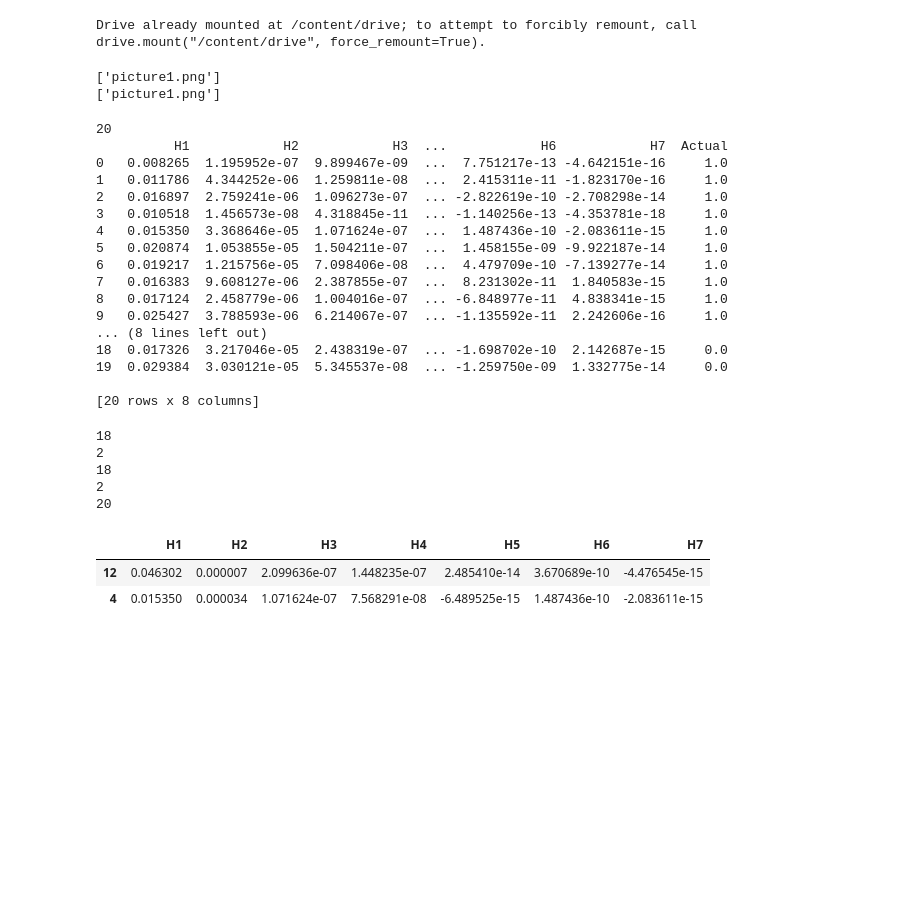
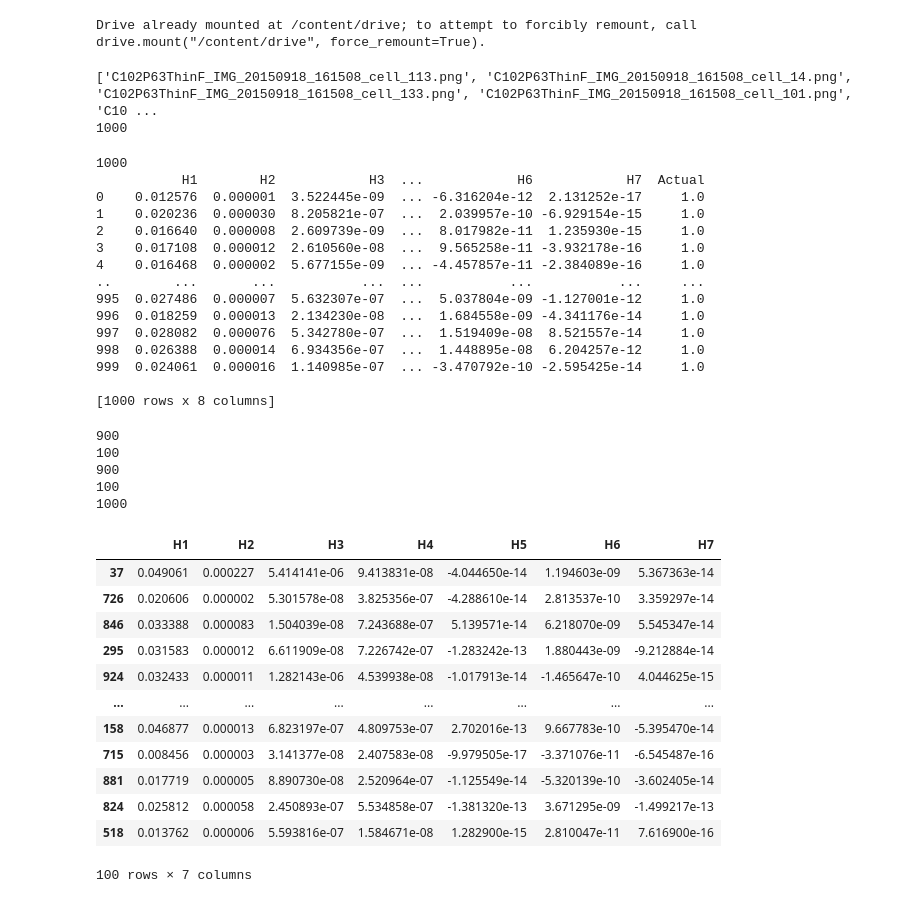
Before and after one commit to aisyahdnn/Skripsi, a Jupyter notebook: ExampleDataset.ipynb, the cells around one changed output. Cells and saved outputs as stored; diff of their text form; code cells hidden in the pictures; blank space fills up the shorter version.

```diff
--- a/ExampleDataset.ipynb
+++ b/ExampleDataset.ipynb
@@ -26,14 +26,12 @@ from sklearn.metrics import recall_score
 from skimage import io
 from skimage import feature
 # %%
-terinfeksi_data = os.listdir('/content/drive/My Drive/Dataset/EXAMPLE/Terinfeksi/')
-print(terinfeksi_data)
-
-tidakTerinfeksi_data = os.listdir('/content/drive/My Drive/Dataset/EXAMPLE/TidakTerinfeksi/')
-print(tidakTerinfeksi_data)
+cCitra = os.listdir('/content/drive/My Drive/Dataset/ContohCitra/CITRA/')
+print(cCitra)
+print(len(cCitra))
 # %% [output]
-['picture1.png']
-['picture1.png']
+['C102P63ThinF_IMG_20150918_161508_cell_113.png', 'C102P63ThinF_IMG_20150918_161508_cell_14.png', 'C102P63ThinF_IMG_20150918_161508_cell_133.png', 'C102P63ThinF_IMG_20150918_161508_cell_101.png', 'C10 ...
+1000
 # %%
 #SEGMENTASI CANNY DAN EKSTRAKSI HUMOMENT
 
@@ -60,50 +50,58 @@ np.savetxt("/content/drive/My Drive/Dataset/Example.csv", x, fmt='%s',delimiter=
 # %%
 #LOAD CSV DATASET
 
-dataset = pd.read_csv('/content/drive/My Drive/Dataset/Contoh2Citra.csv')
+dataset = pd.read_csv('/content/drive/My Drive/Dataset/Example.csv')
 print (len(dataset))
 print (dataset)
 # %% [output]
-20
-          H1            H2            H3  ...            H6            H7  Actual
-0   0.008265  1.195952e-07  9.899467e-09  ...  7.751217e-13 -4.642151e-16     1.0
-1   0.011786  4.344252e-06  1.259811e-08  ...  2.415311e-11 -1.823170e-16     1.0
-2   0.016897  2.759241e-06  1.096273e-07  ... -2.822619e-10 -2.708298e-14     1.0
-3   0.010518  1.456573e-08  4.318845e-11  ... -1.140256e-13 -4.353781e-18     1.0
-4   0.015350  3.368646e-05  1.071624e-07  ...  1.487436e-10 -2.083611e-15     1.0
-5   0.020874  1.053855e-05  1.504211e-07  ...  1.458155e-09 -9.922187e-14     1.0
-6   0.019217  1.215756e-05  7.098406e-08  ...  4.479709e-10 -7.139277e-14     1.0
-7   0.016383  9.608127e-06  2.387855e-07  ...  8.231302e-11  1.840583e-15     1.0
-8   0.017124  2.458779e-06  1.004016e-07  ... -6.848977e-11  4.838341e-15     1.0
-9   0.025427  3.788593e-06  6.214067e-07  ... -1.135592e-11  2.242606e-16     1.0
-... (8 lines left out)
-18  0.017326  3.217046e-05  2.438319e-07  ... -1.698702e-10  2.142687e-15     0.0
-19  0.029384  3.030121e-05  5.345537e-08  ... -1.259750e-09  1.332775e-14     0.0
+1000
+           H1        H2            H3  ...            H6            H7  Actual
+0    0.012576  0.000001  3.522445e-09  ... -6.316204e-12  2.131252e-17     1.0
+1    0.020236  0.000030  8.205821e-07  ...  2.039957e-10 -6.929154e-15     1.0
+2    0.016640  0.000008  2.609739e-09  ...  8.017982e-11  1.235930e-15     1.0
+3    0.017108  0.000012  2.610560e-08  ...  9.565258e-11 -3.932178e-16     1.0
+4    0.016468  0.000002  5.677155e-09  ... -4.457857e-11 -2.384089e-16     1.0
+..        ...       ...           ...  ...           ...           ...     ...
+995  0.027486  0.000007  5.632307e-07  ...  5.037804e-09 -1.127001e-12     1.0
+996  0.018259  0.000013  2.134230e-08  ...  1.684558e-09 -4.341176e-14     1.0
+997  0.028082  0.000076  5.342780e-07  ...  1.519409e-08  8.521557e-14     1.0
+998  0.026388  0.000014  6.934356e-07  ...  1.448895e-08  6.204257e-12     1.0
+999  0.024061  0.000016  1.140985e-07  ... -3.470792e-10 -2.595425e-14     1.0
 
-[20 rows x 8 columns]
+[1000 rows x 8 columns]
 # %%
 #split target and attribute (membagi data)
-x = dataset.iloc[:, 0:7] #mulai dr colmn index ke0, sbnyk 7 kolom(H1-H7) msuk ke var (X)
+x = dataset.iloc[:, :-1] #mulai dr colmn index ke0, sbnyk 7 kolom(H1-H7) msuk ke var (X)
 y = dataset.iloc[:, 7] #hny kolom index ke7 yg msuk ke var (Y)
 
 
 #split train n test dataset
 x_train, x_test, y_train, y_test = train_test_split(x,y, random_state=2, test_size=0.1)
 
 print(len(x_train))
 print(len(x_test))
 print(len(y_train))
 print(len(y_test))
 
 print(len(dataset))
 x
 x_test
 # %% [output]
-18
-2
-18
-2
-20
+900
+100
+900
+100
+1000
 |  | H1 | H2 | H3 | H4 | H5 | H6 | H7 |
-| 12 | 0.046302 | 0.000007 | 2.099636e-07 | 1.448235e-07 | 2.485410e-14 | 3.670689e-10 | -4.476545e-15 |
-| 4 | 0.015350 | 0.000034 | 1.071624e-07 | 7.568291e-08 | -6.489525e-15 | 1.487436e-10 | -2.083611e-15 |
+| 37 | 0.049061 | 0.000227 | 5.414141e-06 | 9.413831e-08 | -4.044650e-14 | 1.194603e-09 | 5.367363e-14 |
+| 726 | 0.020606 | 0.000002 | 5.301578e-08 | 3.825356e-07 | -4.288610e-14 | 2.813537e-10 | 3.359297e-14 |
+| 846 | 0.033388 | 0.000083 | 1.504039e-08 | 7.243688e-07 | 5.139571e-14 | 6.218070e-09 | 5.545347e-14 |
+| 295 | 0.031583 | 0.000012 | 6.611909e-08 | 7.226742e-07 | -1.283242e-13 | 1.880443e-09 | -9.212884e-14 |
+| 924 | 0.032433 | 0.000011 | 1.282143e-06 | 4.539938e-08 | -1.017913e-14 | -1.465647e-10 | 4.044625e-15 |
+| ... | ... | ... | ... | ... | ... | ... | ... |
+| 158 | 0.046877 | 0.000013 | 6.823197e-07 | 4.809753e-07 | 2.702016e-13 | 9.667783e-10 | -5.395470e-14 |
+| 715 | 0.008456 | 0.000003 | 3.141377e-08 | 2.407583e-08 | -9.979505e-17 | -3.371076e-11 | -6.545487e-16 |
+| 881 | 0.017719 | 0.000005 | 8.890730e-08 | 2.520964e-07 | -1.125549e-14 | -5.320139e-10 | -3.602405e-14 |
+| 824 | 0.025812 | 0.000058 | 2.450893e-07 | 5.534858e-07 | -1.381320e-13 | 3.671295e-09 | -1.499217e-13 |
+| 518 | 0.013762 | 0.000006 | 5.593816e-07 | 1.584671e-08 | 1.282900e-15 | 2.810047e-11 | 7.616900e-16 |
+100 rows × 7 columns
```
Also changed, not shown: parts of 7 cells of this notebook.
